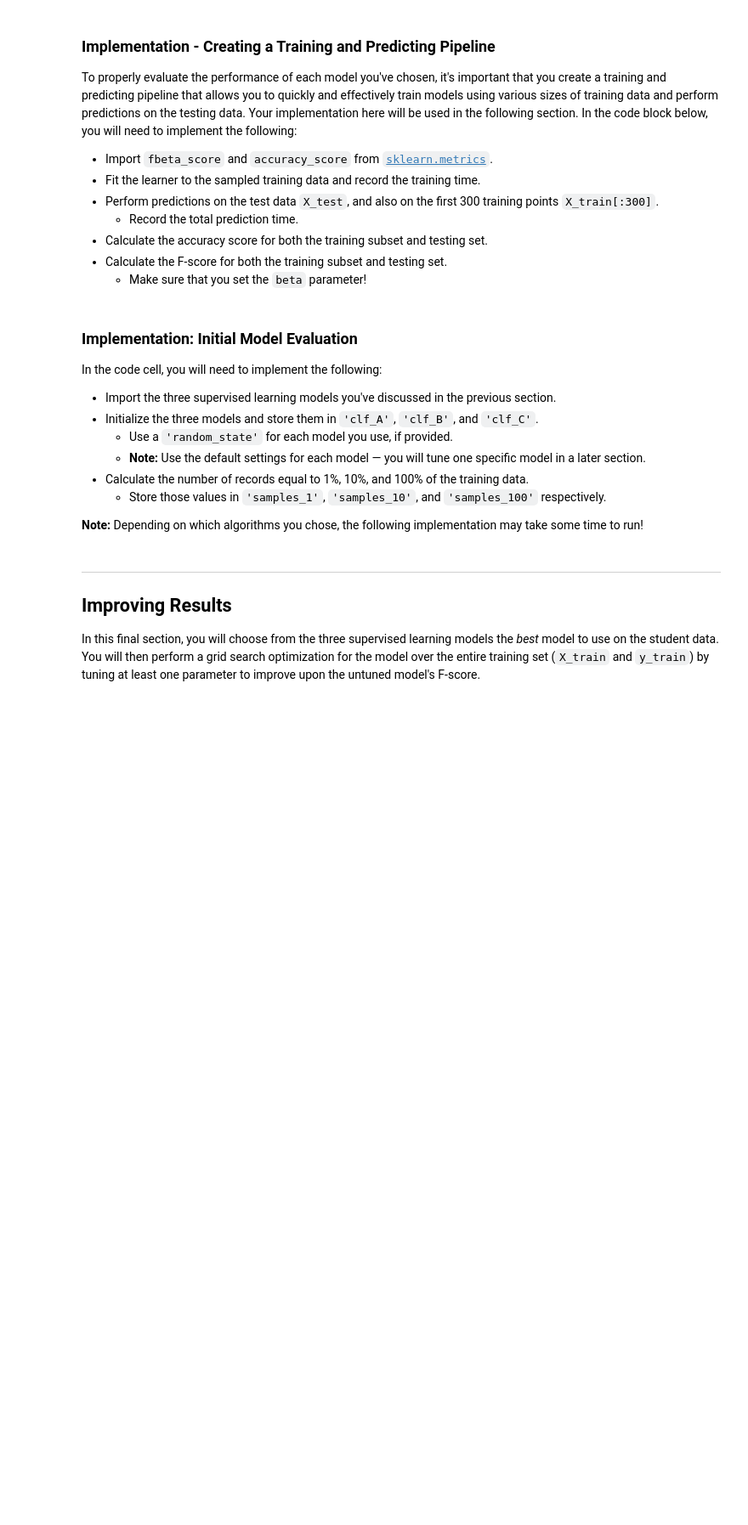
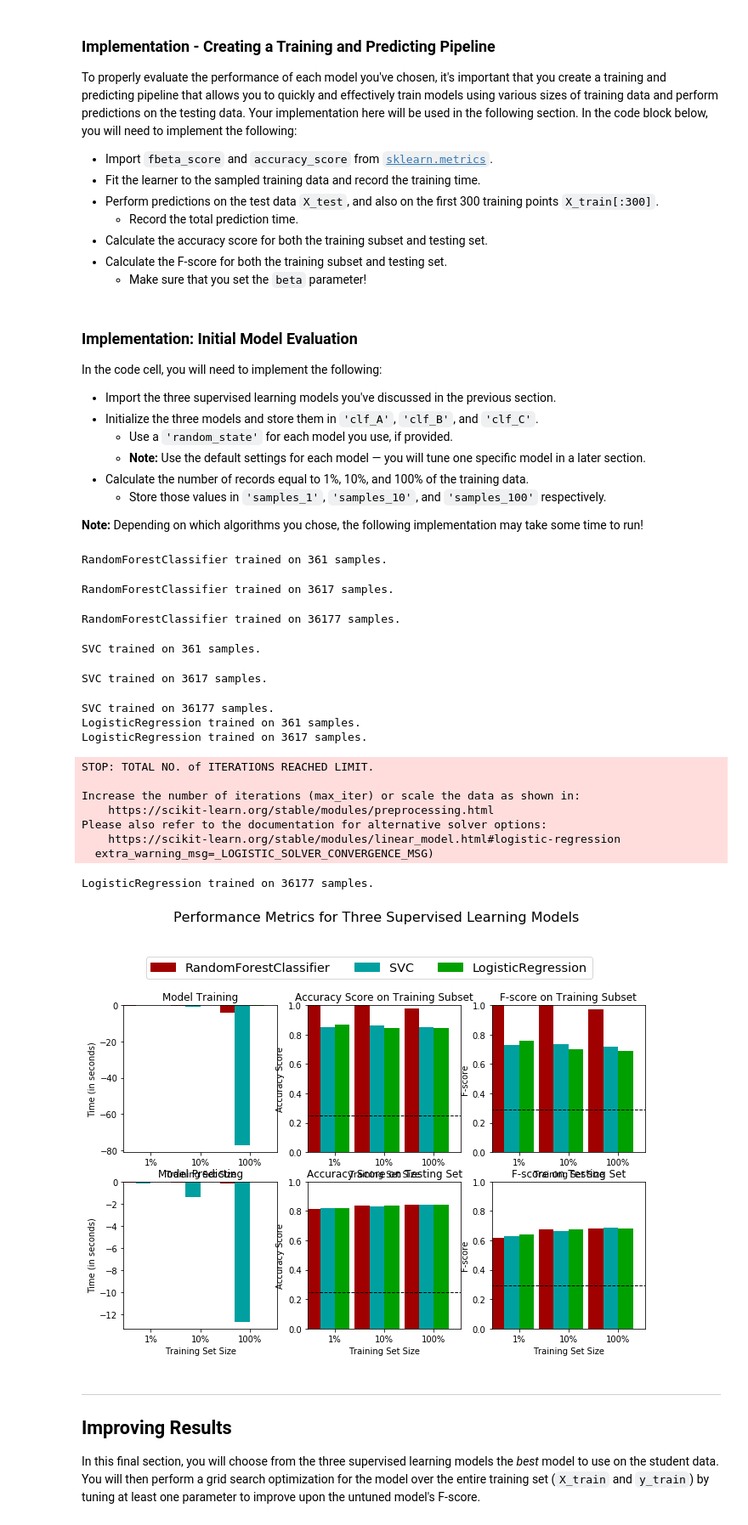
Before and after one commit to etseidler/DSND_Term1, a Jupyter notebook: projects/p1_charityml/finding_donors.ipynb, the cells around one changed output. Shown: that part at 85% size. Cells and saved outputs as stored; diff of their text form; code cells hidden in the pictures; blank space fills up the shorter version.

```diff
--- a/projects/p1_charityml/finding_donors.ipynb
+++ b/projects/p1_charityml/finding_donors.ipynb
@@ -388,32 +380,53 @@ In the code cell, you will need to implement the following:
 
 **Note:** Depending on which algorithms you chose, the following implementation may take some time to run!
 # %%
-# TODO: Import the three supervised learning models from sklearn
+# DONE: Import the three supervised learning models from sklearn
+from sklearn.ensemble import RandomForestClassifier
+from sklearn.svm import SVC
+from sklearn.linear_model import LogisticRegression
 
-# TODO: Initialize the three models
-clf_A = None
-clf_B = None
-clf_C = None
+# DONE: Initialize the three models
+clf_A = RandomForestClassifier(random_state=3)
+clf_B = SVC(random_state=2)
+clf_C = LogisticRegression(random_state=1)
 
-# TODO: Calculate the number of samples for 1%, 10%, and 100% of the training data
+# DONE: Calculate the number of samples for 1%, 10%, and 100% of the training data
 # HINT: samples_100 is the entire training set i.e. len(y_train)
 # HINT: samples_10 is 10% of samples_100 (ensure to set the count of the values to be `int` and not `float`)
 # HINT: samples_1 is 1% of samples_100 (ensure to set the count of the values to be `int` and not `float`)
-samples_100 = None
-samples_10 = None
-samples_1 = None
+samples_100 = len(y_train)
+samples_10 = int(0.1 * len(y_train))
+samples_1 = int(0.01 * len(y_train))
 
 # Collect results on the learners
 results = {}
 for clf in [clf_A, clf_B, clf_C]:
     clf_name = clf.__class__.__name__
     results[clf_name] = {}
     for i, samples in enumerate([samples_1, samples_10, samples_100]):
         results[clf_name][i] = \
         train_predict(clf, samples, X_train, y_train, X_test, y_test)
 
 # Run metrics visualization for the three supervised learning models chosen
 vs.evaluate(results, accuracy, fscore)
+# %% [output]
+RandomForestClassifier trained on 361 samples.
+RandomForestClassifier trained on 3617 samples.
+RandomForestClassifier trained on 36177 samples.
+SVC trained on 361 samples.
+SVC trained on 3617 samples.
+SVC trained on 36177 samples.
+LogisticRegression trained on 361 samples.
+LogisticRegression trained on 3617 samples.
+STOP: TOTAL NO. of ITERATIONS REACHED LIMIT.
+
+Increase the number of iterations (max_iter) or scale the data as shown in:
+    https://scikit-learn.org/stable/modules/preprocessing.html
+Please also refer to the documentation for alternative solver options:
+    https://scikit-learn.org/stable/modules/linear_model.html#logistic-regression
+  extra_warning_msg=_LOGISTIC_SOLVER_CONVERGENCE_MSG)
+LogisticRegression trained on 36177 samples.
+[figure, added]
 # %% [markdown]
 ----
 ## Improving Results
```
Also changed, not shown: parts of 11 cells of this notebook.
